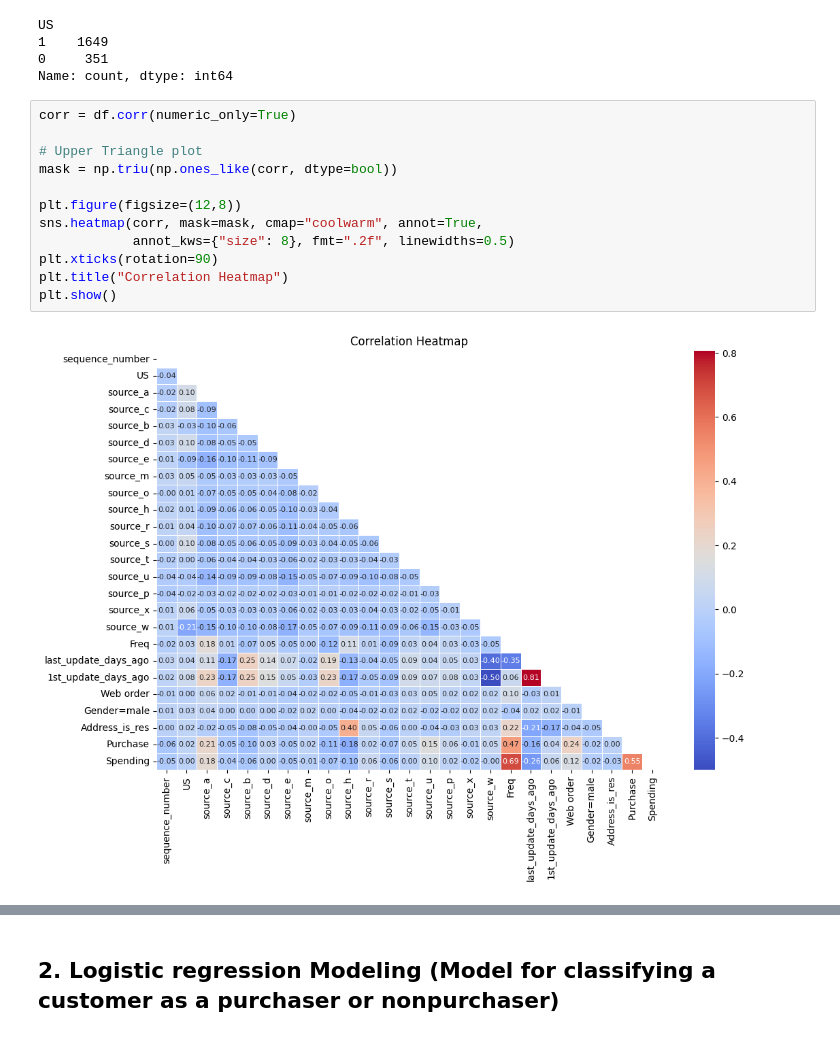
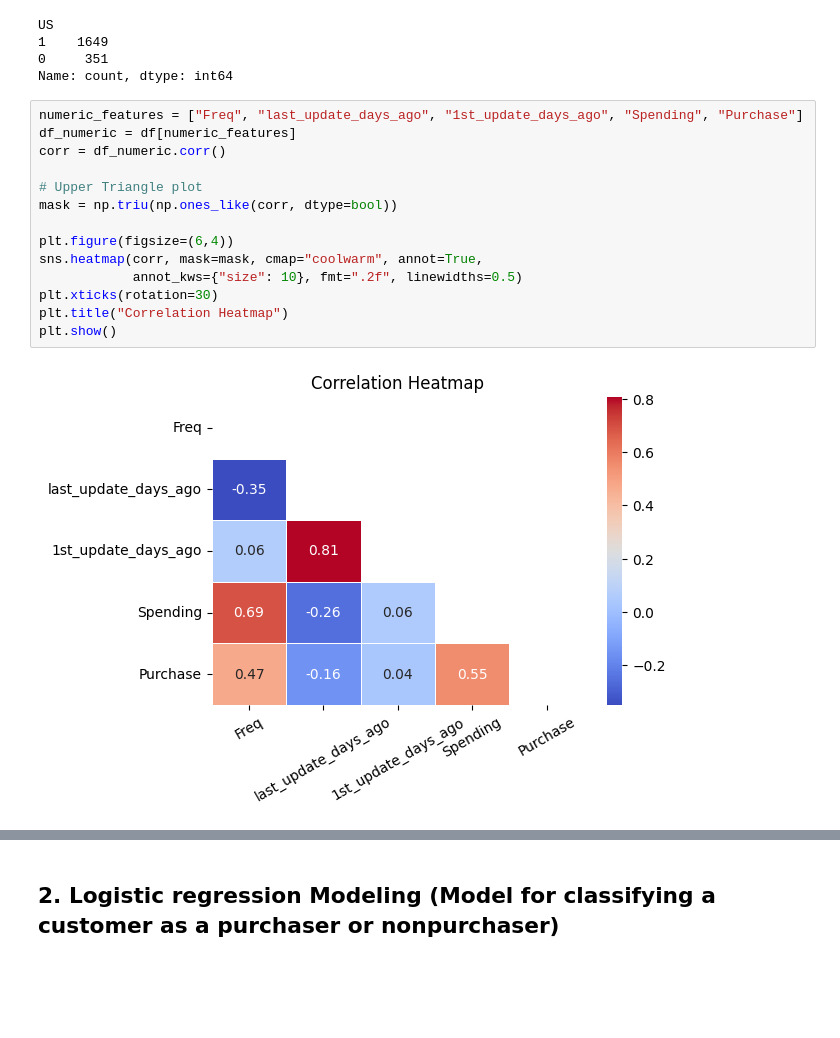
Before and after one commit to xuany823/ADS505, a Jupyter notebook: Module2/Assignment2.1.ipynb, the cells around one changed output, grey strips where cells are left out. Drawn from its saved outputs; the diff is of its cells as text; blank space fills up the shorter version.

Commit message:
updates for question2 lr modeling
Develop a model for classifying a customer as a purchaser or nonpurchaser.

```diff
--- a/Module2/Assignment2.1.ipynb
+++ b/Module2/Assignment2.1.ipynb
@@ -123,16 +129,18 @@ US
 0     351
 Name: count, dtype: int64
 # %%
-corr = df.corr(numeric_only=True)
+numeric_features = ["Freq", "last_update_days_ago", "1st_update_days_ago", "Spending", "Purchase"]
+df_numeric = df[numeric_features]
+corr = df_numeric.corr()
 
 # Upper Triangle plot
 mask = np.triu(np.ones_like(corr, dtype=bool))
 
-plt.figure(figsize=(12,8))
+plt.figure(figsize=(6,4))
 sns.heatmap(corr, mask=mask, cmap="coolwarm", annot=True,
-            annot_kws={"size": 8}, fmt=".2f", linewidths=0.5)
-plt.xticks(rotation=90)
+            annot_kws={"size": 10}, fmt=".2f", linewidths=0.5)
+plt.xticks(rotation=30)
 plt.title("Correlation Heatmap")
 plt.show()
 # %% [output]
-[figure, old version]
+[figure, new version]
```
Also changed, not shown: parts of 13 cells of this notebook.
